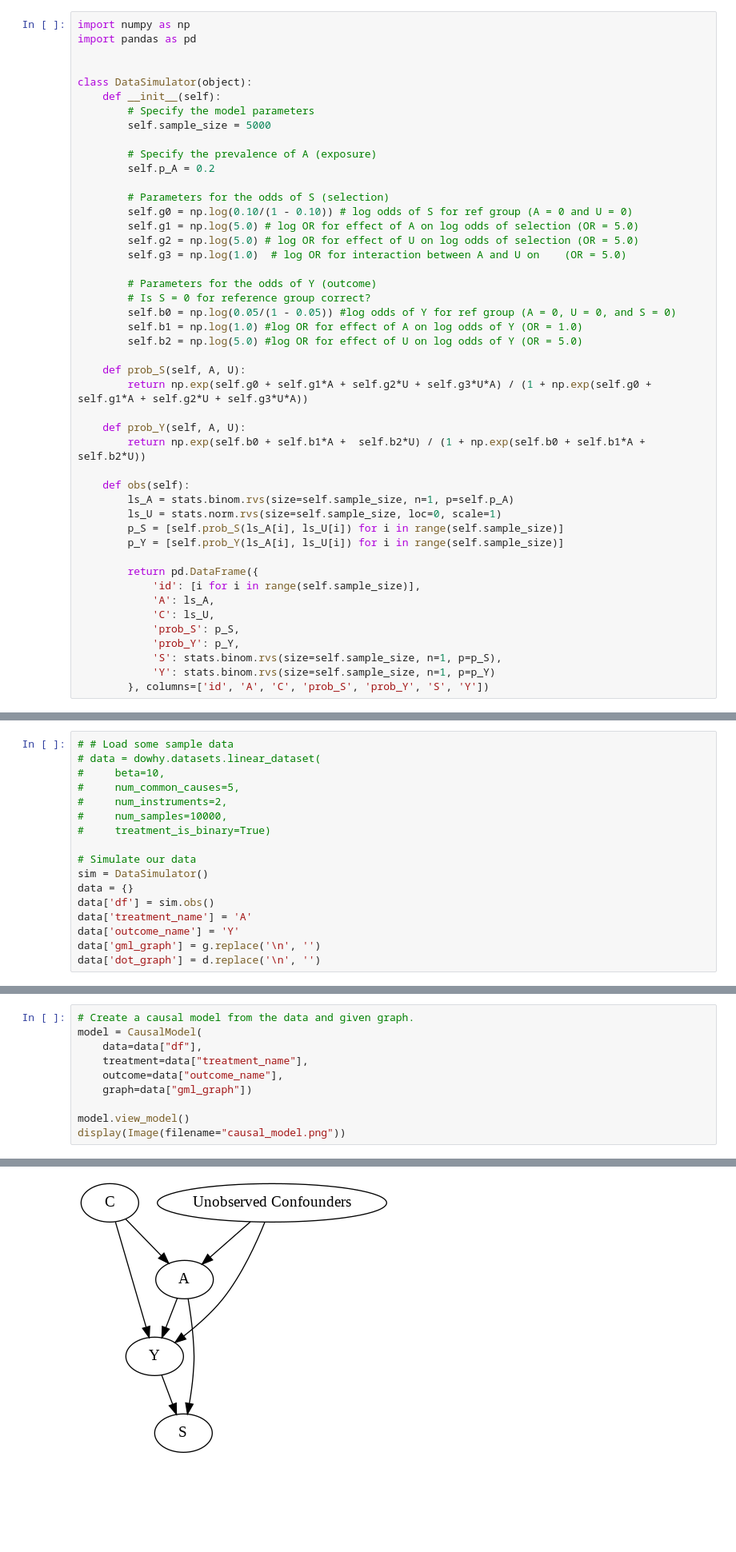
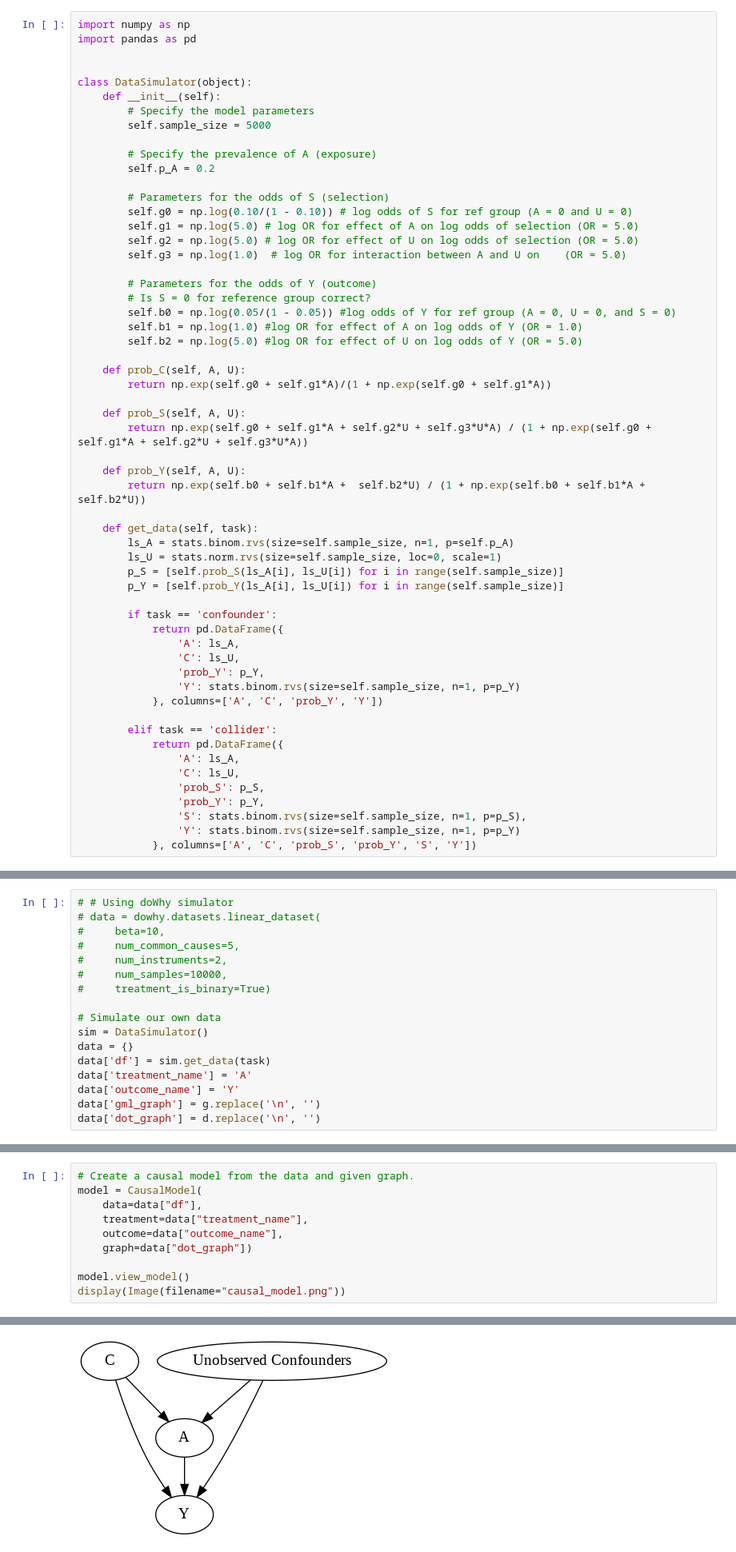
Before and after one commit to ckbjimmy/2019_tokyo, a Jupyter notebook: causal_workshop.ipynb, the cells around one changed output, grey strips where cells are left out. Shown at 80% size. Saved outputs shown, nothing was run; the diff lists cells and outputs as text; blank space fills up the shorter version.

```diff
--- a/causal_workshop.ipynb
+++ b/causal_workshop.ipynb
@@ -53,27 +54,38 @@ class DataSimulator(object):
         self.b1 = np.log(1.0) #log OR for effect of A on log odds of Y (OR = 1.0)
         self.b2 = np.log(5.0) #log OR for effect of U on log odds of Y (OR = 5.0)
 
+    def prob_C(self, A, U):
+        return np.exp(self.g0 + self.g1*A)/(1 + np.exp(self.g0 + self.g1*A))
+
     def prob_S(self, A, U):
         return np.exp(self.g0 + self.g1*A + self.g2*U + self.g3*U*A) / (1 + np.exp(self.g0 + self.g1*A + self.g2*U + self.g3*U*A))
 
     def prob_Y(self, A, U):
         return np.exp(self.b0 + self.b1*A +  self.b2*U) / (1 + np.exp(self.b0 + self.b1*A + self.b2*U))
 
-    def obs(self):
+    def get_data(self, task):
         ls_A = stats.binom.rvs(size=self.sample_size, n=1, p=self.p_A)
         ls_U = stats.norm.rvs(size=self.sample_size, loc=0, scale=1)
         p_S = [self.prob_S(ls_A[i], ls_U[i]) for i in range(self.sample_size)]
         p_Y = [self.prob_Y(ls_A[i], ls_U[i]) for i in range(self.sample_size)]
 
-        return pd.DataFrame({
-            'id': [i for i in range(self.sample_size)],
-            'A': ls_A,
-            'C': ls_U,
-            'prob_S': p_S,
-            'prob_Y': p_Y,
-            'S': stats.binom.rvs(size=self.sample_size, n=1, p=p_S),
-            'Y': stats.binom.rvs(size=self.sample_size, n=1, p=p_Y)
-        }, columns=['id', 'A', 'C', 'prob_S', 'prob_Y', 'S', 'Y'])
+        if task == 'confounder':
+            return pd.DataFrame({
+                'A': ls_A,
+                'C': ls_U,
+                'prob_Y': p_Y,
+                'Y': stats.binom.rvs(size=self.sample_size, n=1, p=p_Y)
+            }, columns=['A', 'C', 'prob_Y', 'Y'])
+
+        elif task == 'collider':
+            return pd.DataFrame({
+                'A': ls_A,
+                'C': ls_U,
+                'prob_S': p_S,
+                'prob_Y': p_Y,
+                'S': stats.binom.rvs(size=self.sample_size, n=1, p=p_S),
+                'Y': stats.binom.rvs(size=self.sample_size, n=1, p=p_Y)
+            }, columns=['A', 'C', 'prob_S', 'prob_Y', 'S', 'Y'])
 # %% [markdown]
 ## Define a graph
 # %%
@@ -123,5 +158,5 @@ import dowhy.datasets
 # %%
-# # Load some sample data
+# # Using doWhy simulator
 # data = dowhy.datasets.linear_dataset(
 #     beta=10,
 #     num_common_causes=5,
@@ -129,10 +164,10 @@ import dowhy.datasets
 #     num_samples=10000,
 #     treatment_is_binary=True)
 
-# Simulate our data
+# Simulate our own data
 sim = DataSimulator()
 data = {}
-data['df'] = sim.obs()
+data['df'] = sim.get_data(task)
 data['treatment_name'] = 'A'
 data['outcome_name'] = 'Y'
 data['gml_graph'] = g.replace('\n', '')
@@ -160,19 +195,19 @@ data
 # %%
 # Create a causal model from the data and given graph.
 model = CausalModel(
     data=data["df"],
     treatment=data["treatment_name"],
     outcome=data["outcome_name"],
-    graph=data["gml_graph"])
+    graph=data["dot_graph"])
 
 model.view_model()
 display(Image(filename="causal_model.png"))
 # %% [output]
 ['C']
 yes
 {'observed': 'yes'}
 Model to find the causal effect of treatment A on outcome Y
-[figure, old version]
+[figure, new version]
 # %%
 # Identify causal effect and return target estimands
 identified_estimand = model.identify_effect()
```
Also changed, not shown: parts of 11 cells of this notebook.
